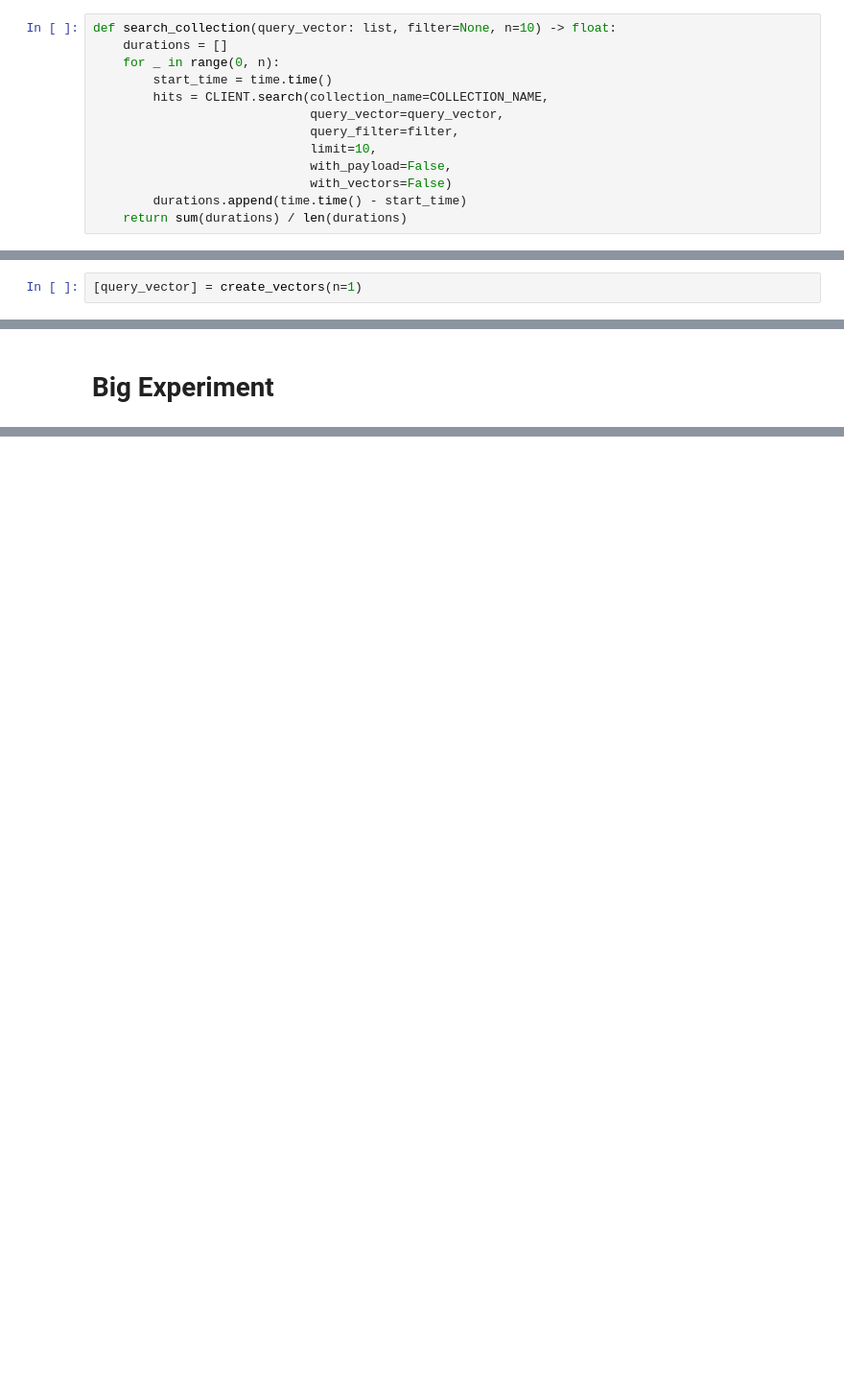
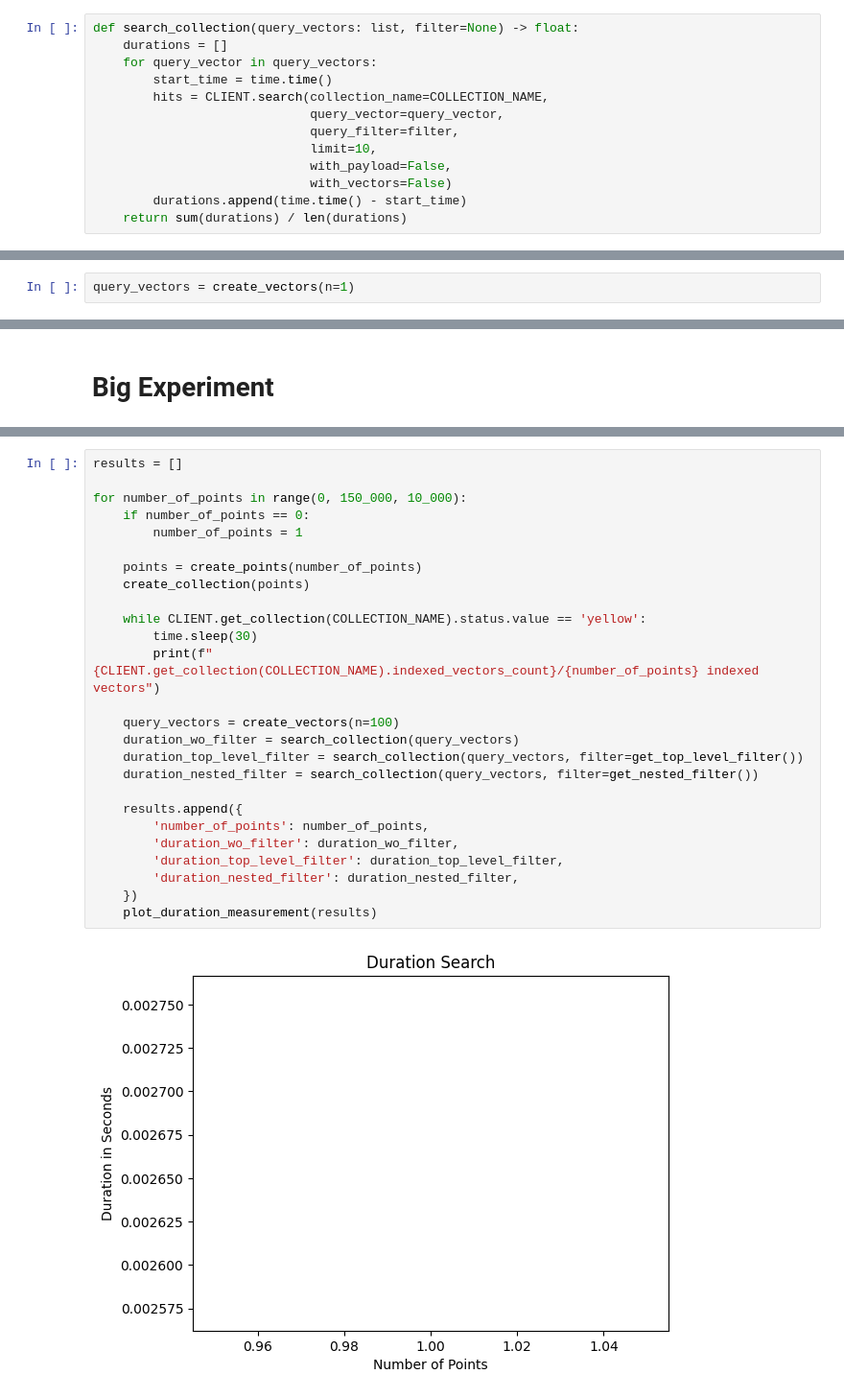
Before and after one commit to mymindwentblvnk/qdrant-101, a Jupyter notebook: notebooks/indexing_collections.ipynb, the cells around one changed output, grey strips where cells are left out. Shown at 96% size. Drawn from its saved outputs; the diff is of its cells as text; blank space fills up the shorter version.

Commit message:
Adapt plotting.

```diff
--- a/notebooks/indexing_collections.ipynb
+++ b/notebooks/indexing_collections.ipynb
@@ -161,9 +161,9 @@ def create_collection(points: list):
     # for chunk in chunks(points, 2_000):
     #     upsert_points(chunk)
 # %%
-def search_collection(query_vector: list, filter=None, n=10) -> float:
+def search_collection(query_vectors: list, filter=None) -> float:
     durations = []
-    for _ in range(0, n):
+    for query_vector in query_vectors:
         start_time = time.time()
         hits = CLIENT.search(collection_name=COLLECTION_NAME,
                              query_vector=query_vector,
@@ -207,7 +207,7 @@ while CLIENT.get_collection(COLLECTION_NAME).status.value == 'yellow':
 # %% [markdown]
 ## Search Qdrant
 # %%
-[query_vector] = create_vectors(n=1)
+query_vectors = create_vectors(n=1)
 # %% [markdown]
 ### W/O Filter
 # %%
@@ -294,0 +249,28 @@ plt.show()
+# %%
+results = []
+
+for number_of_points in range(0, 150_000, 10_000):
+    if number_of_points == 0:
+        number_of_points = 1
+
+    points = create_points(number_of_points)
+    create_collection(points)
+
+    while CLIENT.get_collection(COLLECTION_NAME).status.value == 'yellow':
+        time.sleep(30)
+        print(f"{CLIENT.get_collection(COLLECTION_NAME).indexed_vectors_count}/{number_of_points} indexed vectors")
+
+    query_vectors = create_vectors(n=100)
+    duration_wo_filter = search_collection(query_vectors)
+    duration_top_level_filter = search_collection(query_vectors, filter=get_top_level_filter())
+    duration_nested_filter = search_collection(query_vectors, filter=get_nested_filter())
+
+    results.append({
+        'number_of_points': number_of_points,
+        'duration_wo_filter': duration_wo_filter,
+        'duration_top_level_filter': duration_top_level_filter,
+        'duration_nested_filter': duration_nested_filter,
+    })
+    plot_duration_measurement(results)
+# %% [output]
+[figure, added]
```
Also changed, not shown: parts of 8 cells of this notebook, 2 other files.
